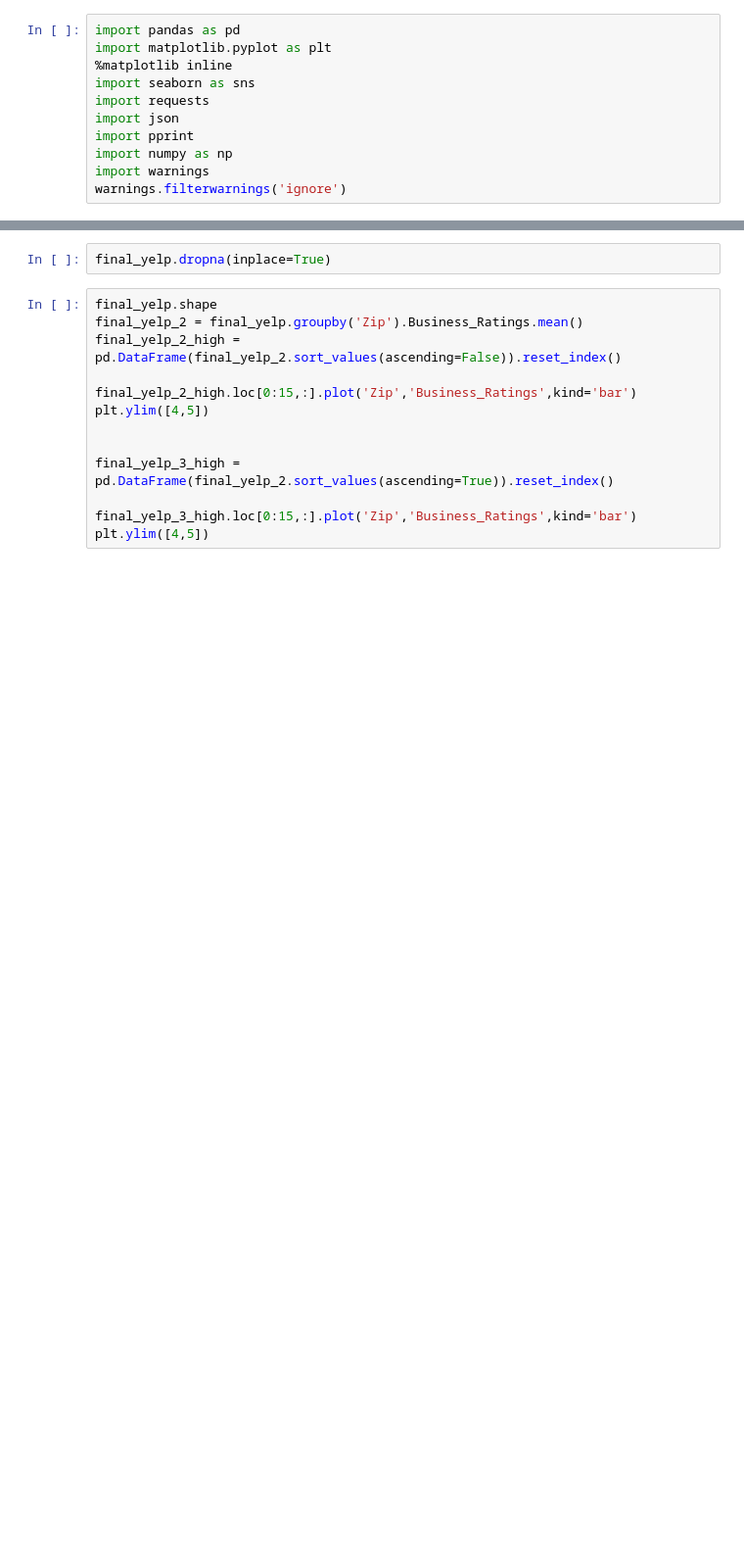
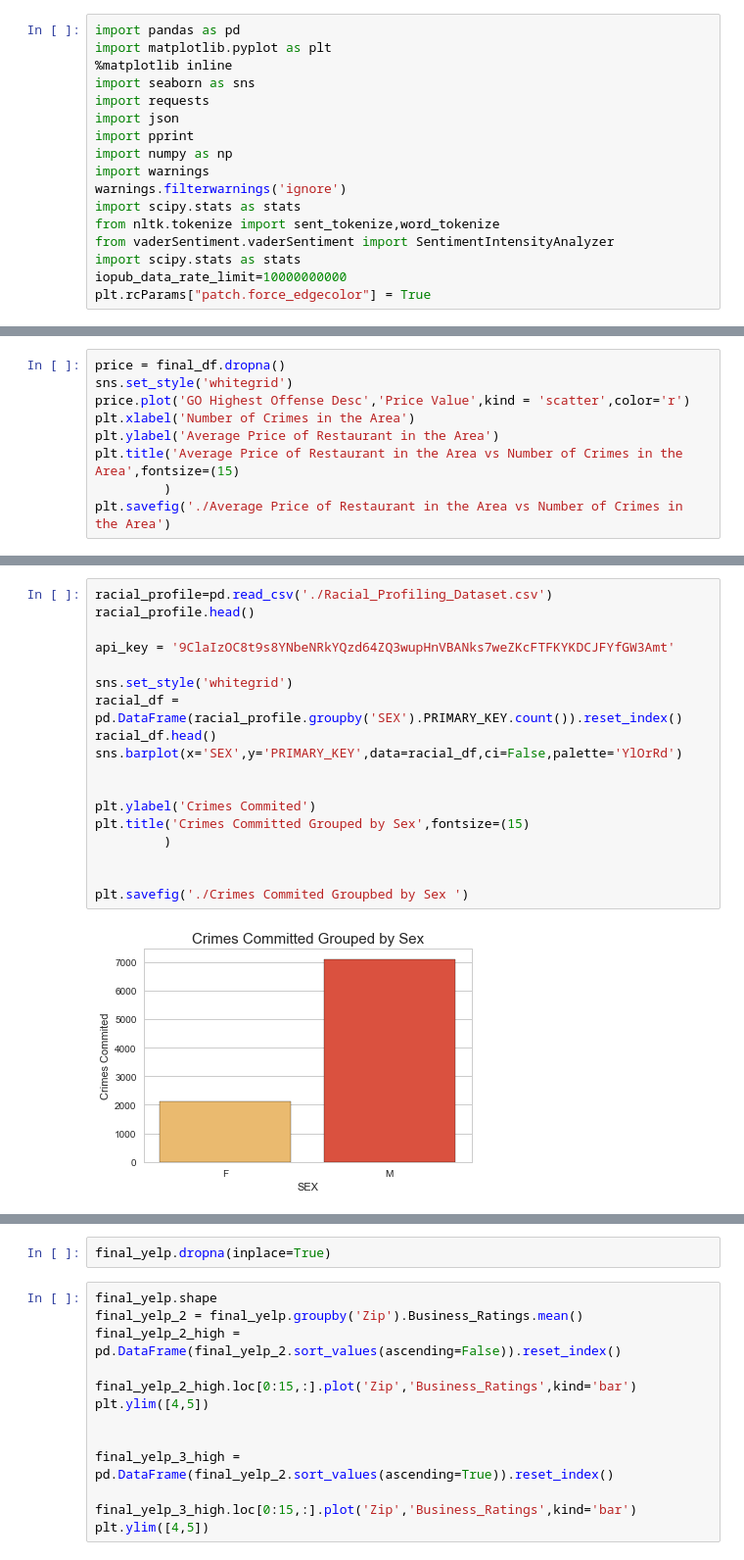
Before and after one commit to felzek/Crime-Review-Data-Analysis, a Jupyter notebook: Graphing.ipynb, the cells around one changed output, grey strips where cells are left out. Shown at 98% size. Cells and saved outputs as stored; diff of their text form; blank space fills up the shorter version.

```diff
--- a/Graphing.ipynb
+++ b/Graphing.ipynb
@@ -9,3 +9,9 @@ import pprint
 import numpy as np
 import warnings
 warnings.filterwarnings('ignore')
+import scipy.stats as stats
+from nltk.tokenize import sent_tokenize,word_tokenize
+from vaderSentiment.vaderSentiment import SentimentIntensityAnalyzer
+import scipy.stats as stats
+iopub_data_rate_limit=10000000000
+plt.rcParams["patch.force_edgecolor"] = True
@@ -40,0 +139,9 @@ final_df.head()
+# %%
+price = final_df.dropna()
+sns.set_style('whitegrid')
+price.plot('GO Highest Offense Desc','Price Value',kind = 'scatter',color='r')
+plt.xlabel('Number of Crimes in the Area')
+plt.ylabel('Average Price of Restaurant in the Area')
+plt.title('Average Price of Restaurant in the Area vs Number of Crimes in the Area',fontsize=(15)
+         )
+plt.savefig('./Average Price of Restaurant in the Area vs Number of Crimes in the Area')
@@ -53,0 +158,20 @@ KeyError: 'Zip'
+# %%
+racial_profile=pd.read_csv('./Racial_Profiling_Dataset.csv')
+racial_profile.head()
+
+api_key = '9ClaIzOC8t9s8YNbeNRkYQzd64ZQ3wupHnVBANks7weZKcFTFKYKDCJFYfGW3Amt'
+
+sns.set_style('whitegrid')
+racial_df = pd.DataFrame(racial_profile.groupby('SEX').PRIMARY_KEY.count()).reset_index()
+racial_df.head()
+sns.barplot(x='SEX',y='PRIMARY_KEY',data=racial_df,ci=False,palette='YlOrRd')
+
+
+plt.ylabel('Crimes Commited')
+plt.title('Crimes Committed Grouped by Sex',fontsize=(15)
+         )
+
+
+plt.savefig('./Crimes Commited Groupbed by Sex ')
+# %% [output]
+[figure, added]
```
Also changed, not shown: parts of 27 cells of this notebook, 34 other files.
